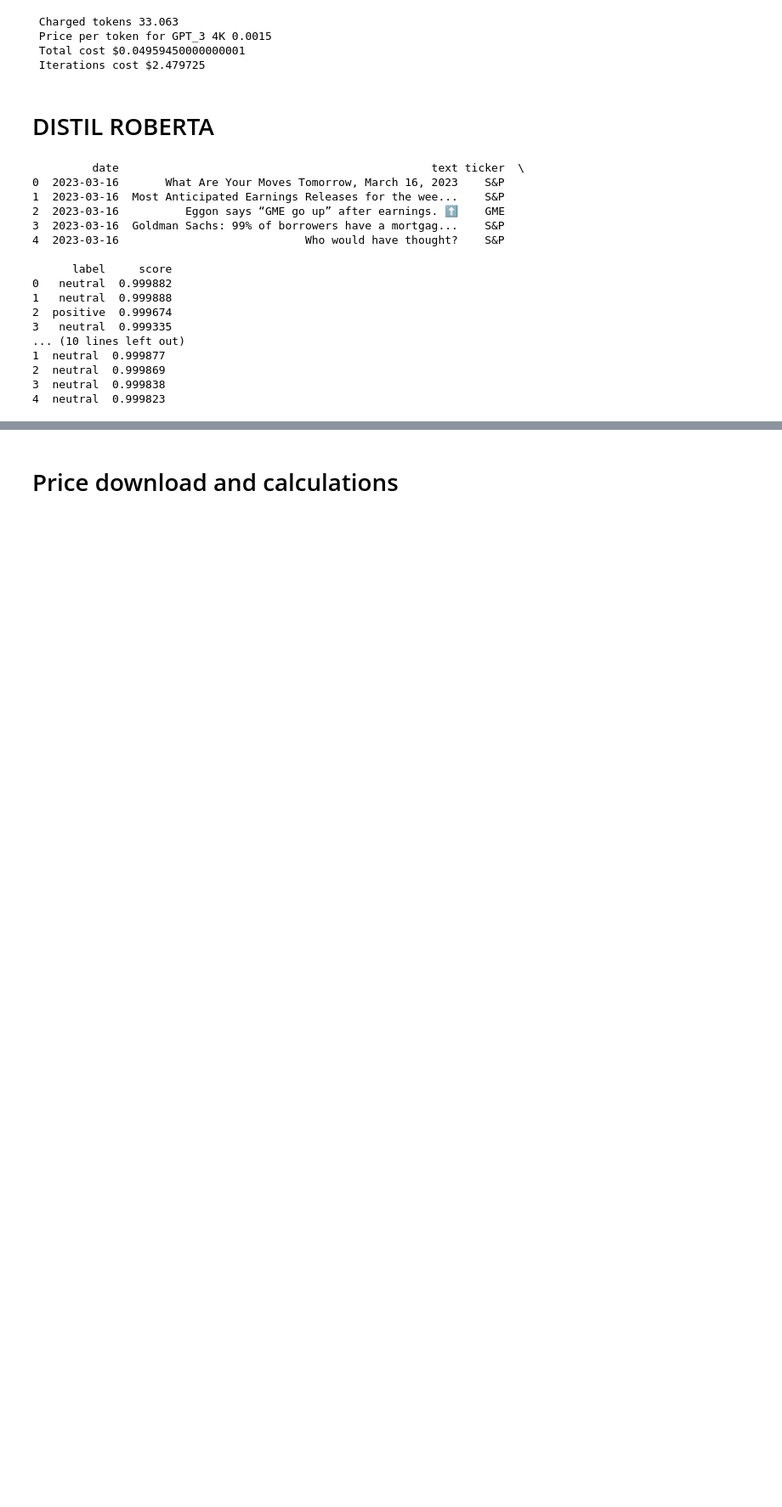
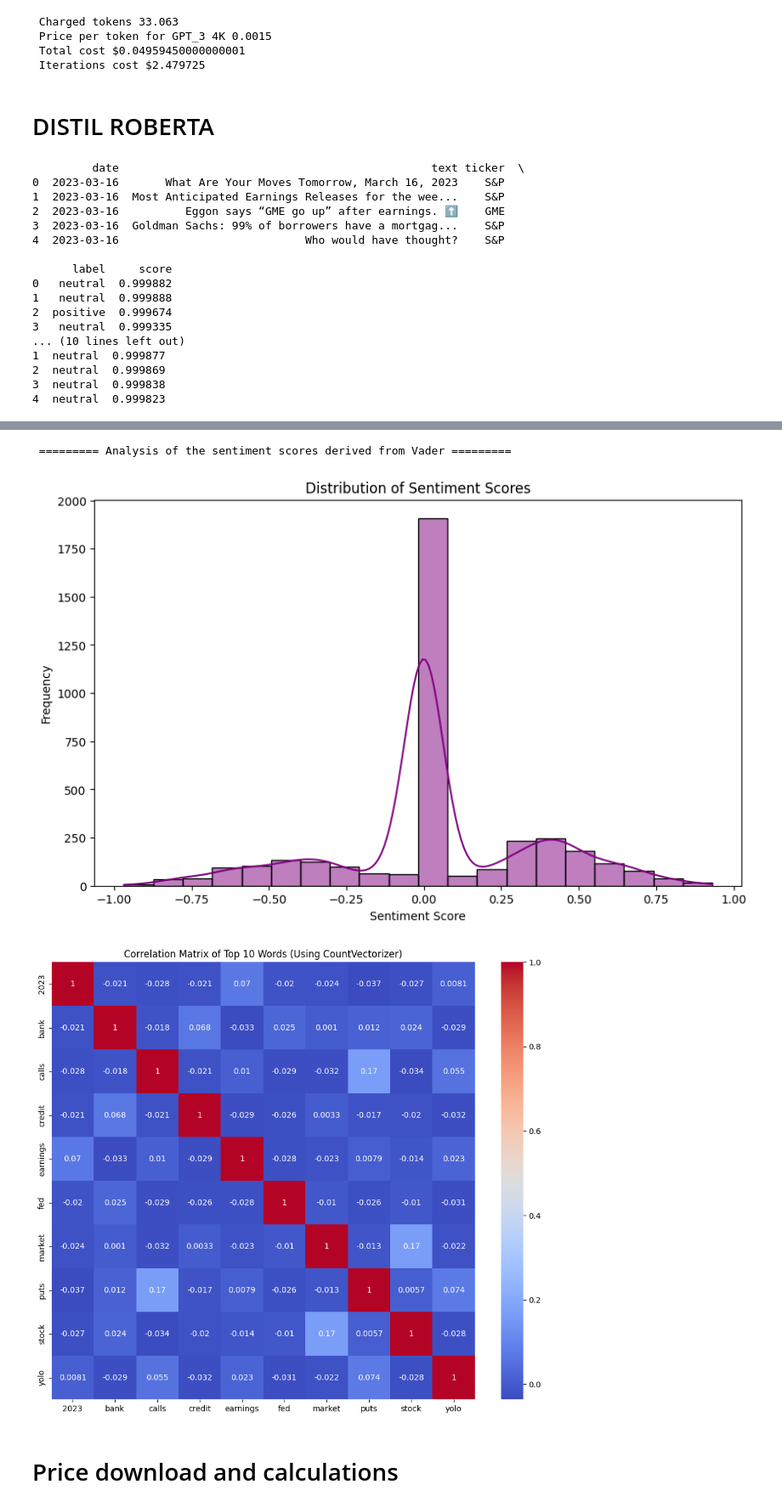
Before and after one commit to Christopher-jason/cjs-dissertation, a Jupyter notebook: Stocks/draft_2.ipynb, the cells around one changed output, grey strips where cells are left out. Shown at 85% size. Saved outputs shown, nothing was run; the diff lists cells and outputs as text; code cells hidden in the pictures; blank space fills up the shorter version.

```diff
--- a/Stocks/draft_2.ipynb
+++ b/Stocks/draft_2.ipynb
@@ -882,0 +991,29 @@ new_roberta.to_csv('sentiment_scores/new_roberta.csv', index=False)
+# %%
+from sklearn.feature_extraction.text import CountVectorizer
+
+def model_analysis_vader(hot_sentiment, new_sentiment, model):
+
+    print(f" ========= Analysis of the sentiment scores derived from {model} ========= \n\n")
+    sentiment_data = pd.concat([hot_sentiment, new_sentiment], ignore_index=True)
+    sentiment_data.drop_duplicates(subset=['text'], inplace=True)
+
+    #Plotting the distribution of the sentiment scores
+    plt.figure(figsize=(10, 6))
+    sns.histplot(sentiment_data['compound'], kde=True, bins=20, color='purple')
+    plt.title('Distribution of Sentiment Scores')
+    plt.xlabel('Sentiment Score')
+    plt.ylabel('Frequency')
+    plt.show()
+
+    # Using CountVectorizer to create a word matrix and removing stop words
+    vectorizer = CountVectorizer(stop_words='english', max_features=10)
+    word_matrix_vectorized = vectorizer.fit_transform(sentiment_data['text'])
+
+    # Calculating the correlation matrix using CountVectorizer
+    correlation_matrix_vectorized = np.corrcoef(word_matrix_vectorized.toarray(), rowvar=False)
+
+    # Plotting the correlation matrix using CountVectorizer
+    plt.figure(figsize=(12, 10))
+    sns.heatmap(correlation_matrix_vectorized, annot=True, xticklabels=vectorizer.get_feature_names_out(), yticklabels=vectorizer.get_feature_names_out(),cmap='coolwarm')
+    plt.title('Correlation Matrix of Top 10 Words (Using CountVectorizer)')
+    plt.show()
@@ -883,3 +1044,9 @@ new_roberta.to_csv('sentiment_scores/new_roberta.csv', index=False)
+# %%
+model_analysis_vader(hot_vader, new_vader, 'Vader')
+# %% [output]
+ ========= Analysis of the sentiment scores derived from Vader =========
+[figure, added]
+[figure, added]
 # %% [markdown]
 # Price download and calculations
 # %%
```
Also changed, not shown: parts of 15 cells of this notebook, 20 other files.
